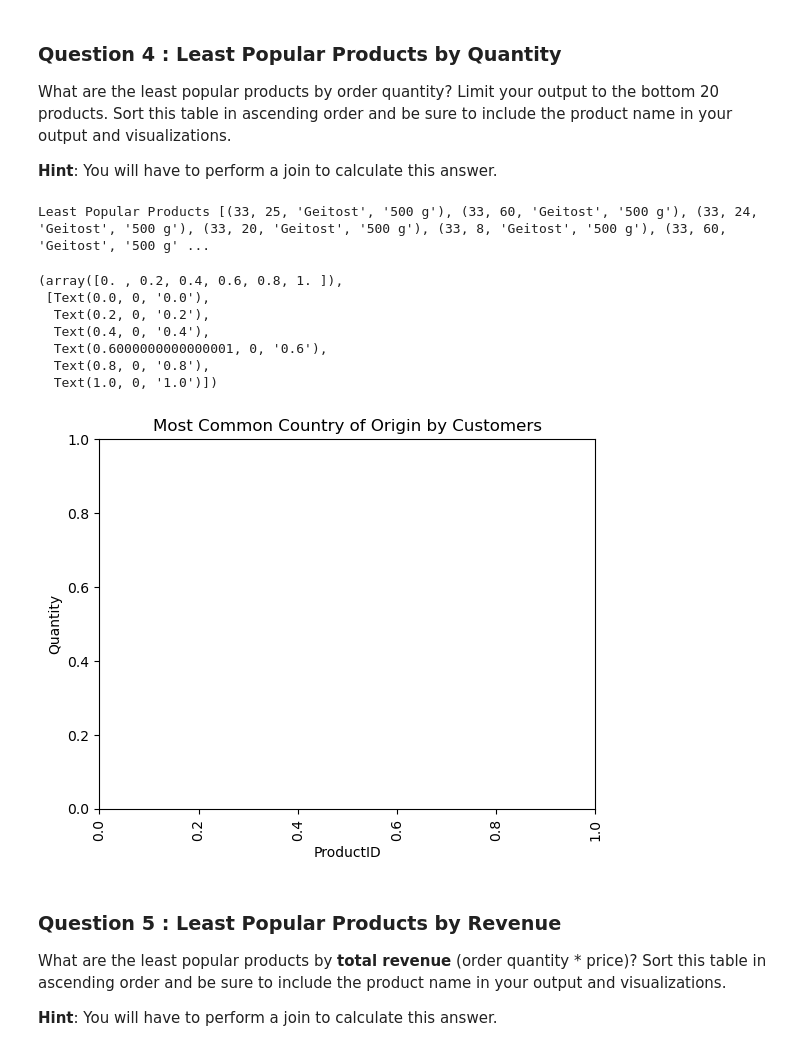
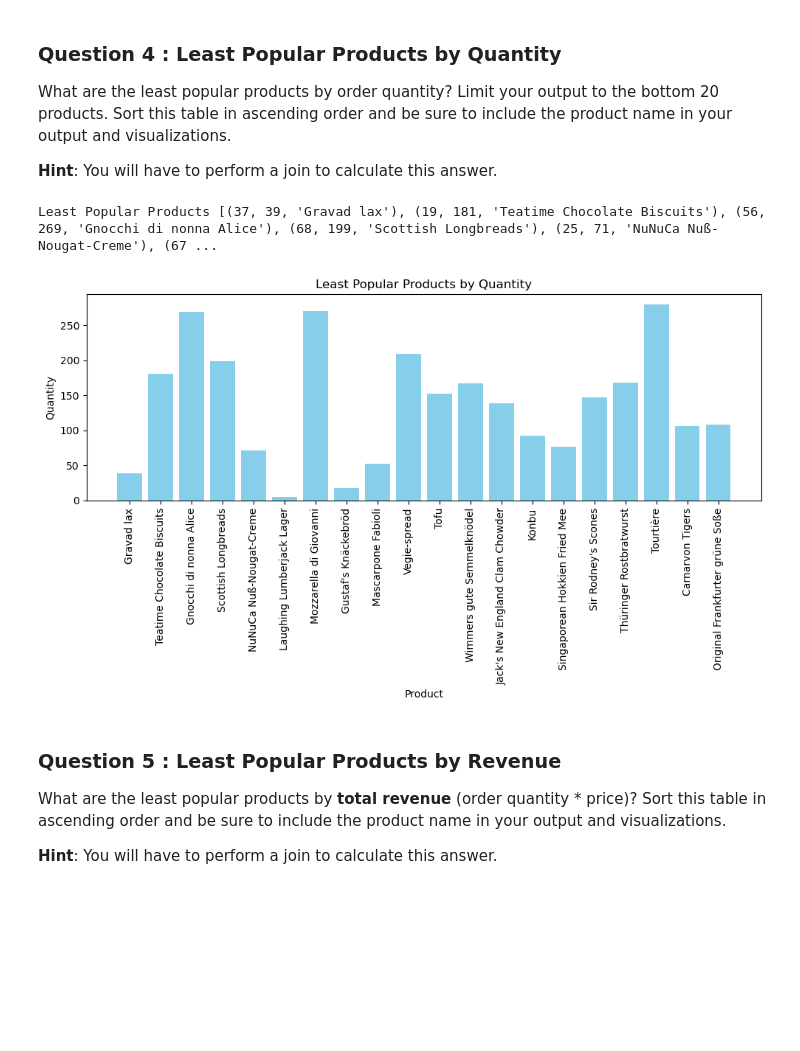
Before and after one commit to thecrownreturns/Adhoc-SQL-FOOD-SUPPLY-, a Jupyter notebook: adhoc_report.ipynb, the cells around one changed output. Drawn from its saved outputs; the diff is of its cells as text; code cells hidden in the pictures; blank space fills up the shorter version.

```diff
--- a/adhoc_report.ipynb
+++ b/adhoc_report.ipynb
@@ -131,12 +131,12 @@ What are the least popular products by order quantity? Limit your output to the
 cursor.execute("""
  SELECT
     OrderDetails.ProductID,
-    OrderDetails.Quantity,
-    Products.ProductName,
-    Products.Unit
+    Sum(OrderDetails.Quantity),
+    Products.ProductName
 FROM OrderDetails
 LEFT JOIN Products ON OrderDetails.ProductID = Products.ProductID
-ORDER BY Products.Price ASC
+GROUP BY Products.ProductName
+ORDER BY OrderDetails.Quantity ASC
 LIMIT 20;
 """)
 
@@ -144,26 +144,22 @@ LIMIT 20;
 least_popular_products = cursor.fetchall()
 print("Least Popular Products", least_popular_products, "Products")
 # %% [output]
-Least Popular Products [(33, 25, 'Geitost', '500 g'), (33, 60, 'Geitost', '500 g'), (33, 24, 'Geitost', '500 g'), (33, 20, 'Geitost', '500 g'), (33, 8, 'Geitost', '500 g'), (33, 60, 'Geitost', '500 g' ...
+Least Popular Products [(37, 39, 'Gravad lax'), (19, 181, 'Teatime Chocolate Biscuits'), (56, 269, 'Gnocchi di nonna Alice'), (68, 199, 'Scottish Longbreads'), (25, 71, 'NuNuCa Nuß-Nougat-Creme'), (67 ...
 # %%
 # TODO: Convert your list of tuples to a dataframe
-df = pd.DataFrame(least_popular_products, columns=['ProductID', 'Quantity', 'ProductsName', 'Unit'])
+df = pd.DataFrame(least_popular_products, columns=['ProductID', 'Quantity', 'ProductsName'])
 
 # TODO: Generate a visualization on this dataframe
+plt.figure(figsize=(10, 6))
+plt.bar(df['ProductsName'], df['Quantity'], color='skyblue')
 plt.xlabel('Product')
 plt.ylabel('Quantity')
-plt.title('Most Common Country of Origin by Customers')
+plt.title('Least Popular Products by Quantity')
 plt.xticks(rotation=90)
+plt.tight_layout()
 plt.show()
 # %% [output]
-(array([0. , 0.2, 0.4, 0.6, 0.8, 1. ]),
- [Text(0.0, 0, '0.0'),
-  Text(0.2, 0, '0.2'),
-  Text(0.4, 0, '0.4'),
-  Text(0.6000000000000001, 0, '0.6'),
-  Text(0.8, 0, '0.8'),
-  Text(1.0, 0, '1.0')])
-[figure, old version]
+[figure, new version]
 # %% [markdown]
 ### Question 5 : Least Popular Products by Revenue
 
```
Also changed, not shown: parts of 12 cells of this notebook.
